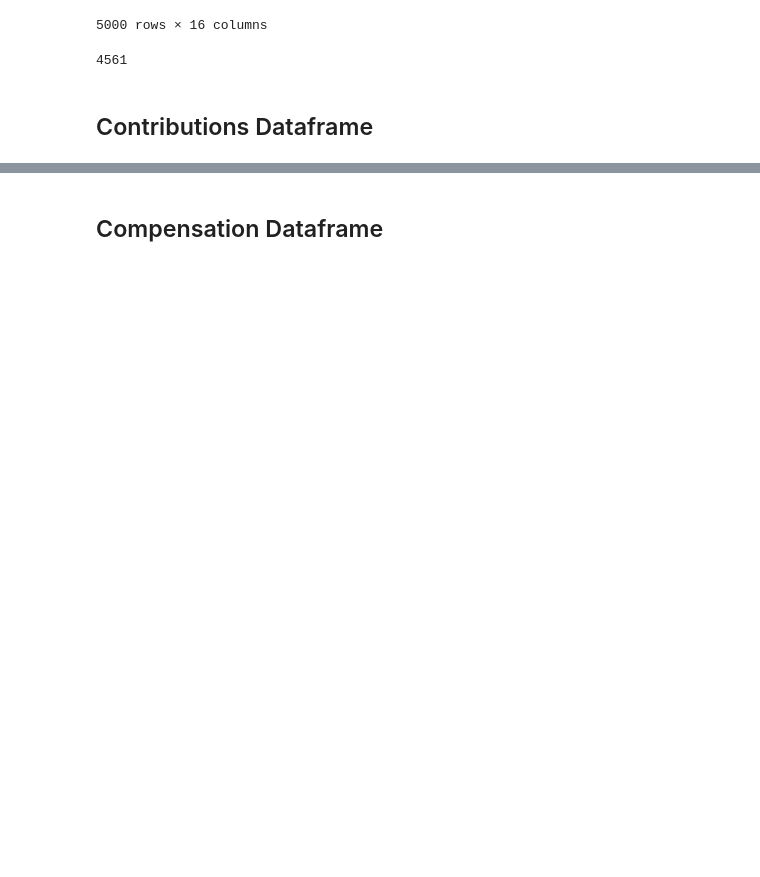
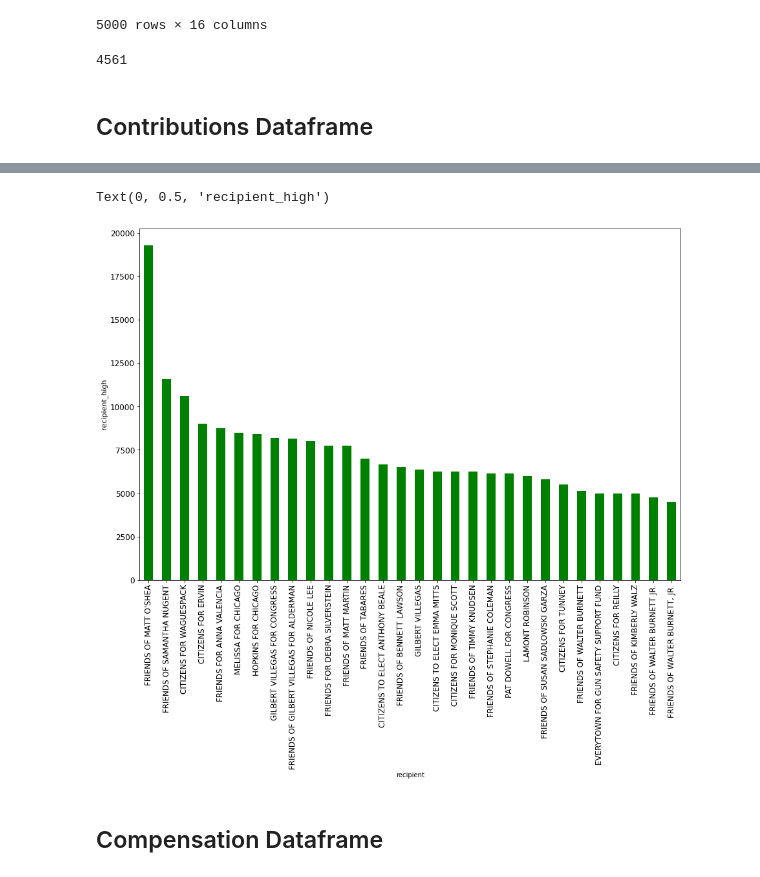
Before and after one commit to eabouche/group-project-3-lobbyist-analysis, a Jupyter notebook: Lobbyist_ETL_and_Analysis.ipynb, the cells around one changed output, grey strips where cells are left out. Cells and saved outputs as stored; diff of their text form; code cells hidden in the pictures; blank space fills up the shorter version.

```diff
--- a/Lobbyist_ETL_and_Analysis.ipynb
+++ b/Lobbyist_ETL_and_Analysis.ipynb
@@ -550,3 +655,16 @@ memory usage: 440.9+ KB
+# %%
+#  Which "recipient" is receiving the most lobbying funds in descending order
+lobbyist_combo_df_two['amount'] = lobbyist_combo_df_two['amount'].astype(float)
+most_funds_received_recipient = lobbyist_combo_df_two.groupby(["recipient"])["amount"].sum()
+recipient_high = most_funds_received_recipient.sort_values(ascending=False)
+recipient_high =recipient_high.head(30)
+# %%
+# Bar Plot (Using Pandas): recipient Vs amount
+plot_pandas = recipient_high.plot.bar(figsize = (15,10), color = 'g', fontsize = 12)
+plt.ylabel("recipient_high", fontsize =11)
+# %% [output]
+Text(0, 0.5, 'recipient_high')
+[figure, added]
 # %% [markdown]
 ## Compensation Dataframe
 # %%
```
Also changed, not shown: parts of 28 cells of this notebook.
